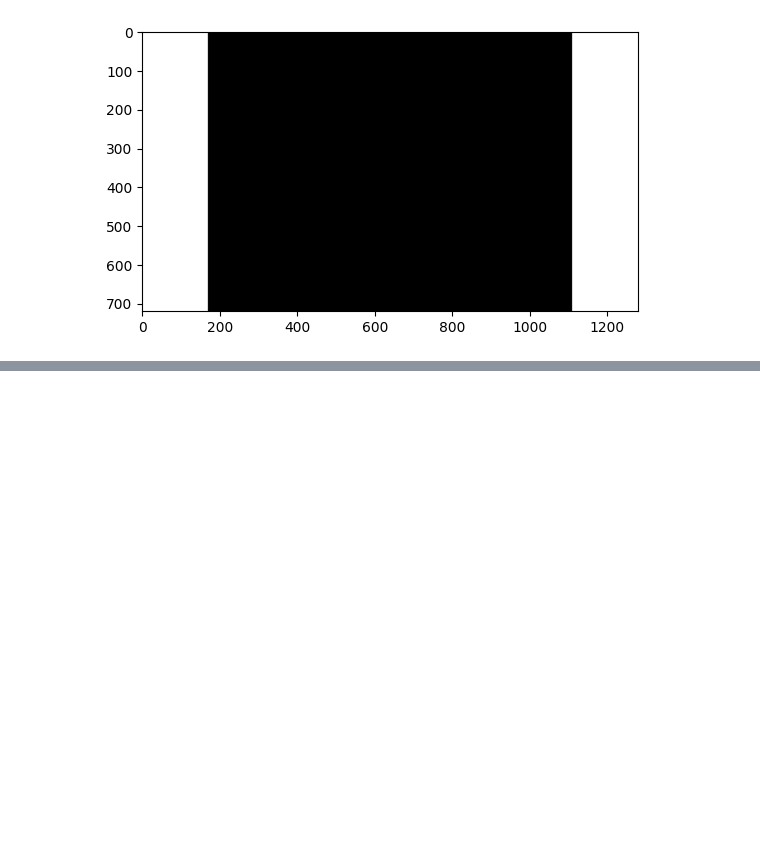
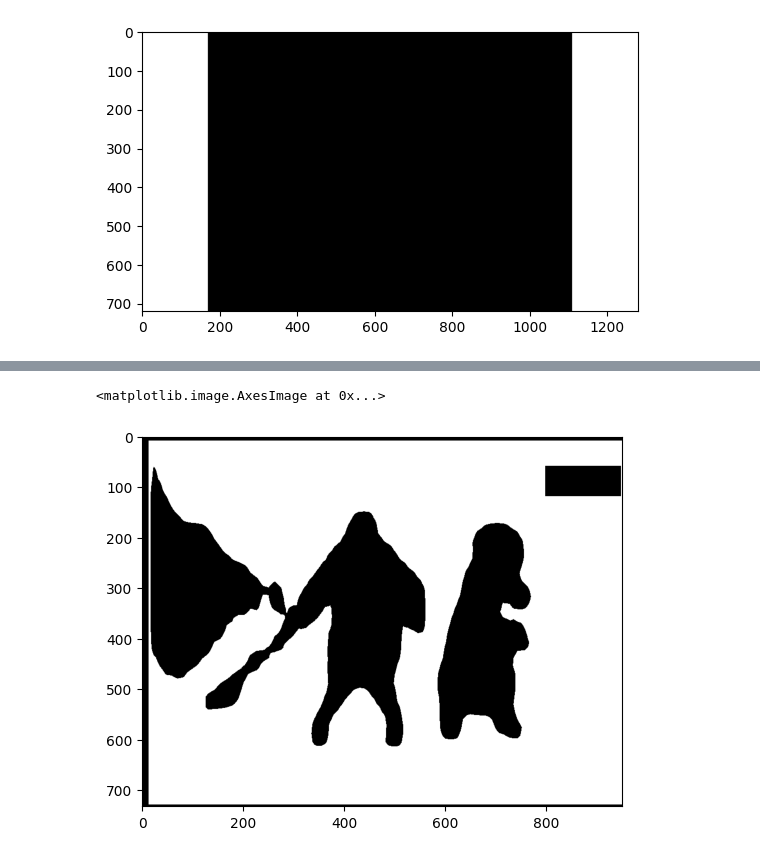
Before and after one commit to naston/StableRemaster, a Jupyter notebook: notebooks/nathan/Frame_Stitch.ipynb, the cells around one changed output, grey strips where cells are left out. Saved outputs shown, nothing was run; the diff lists cells and outputs as text; code cells hidden in the pictures; blank space fills up the shorter version.

```diff
--- a/notebooks/nathan/Frame_Stitch.ipynb
+++ b/notebooks/nathan/Frame_Stitch.ipynb
@@ -285,0 +413,5 @@ def resample_pad_frame(frame, mask):
+# %%
+plt.imshow(t_mask,'gray')
+# %% [output]
+<matplotlib.image.AxesImage at 0x...>
+[figure, added]
```
Also changed, not shown: parts of 25 cells of this notebook, 1 other file.
